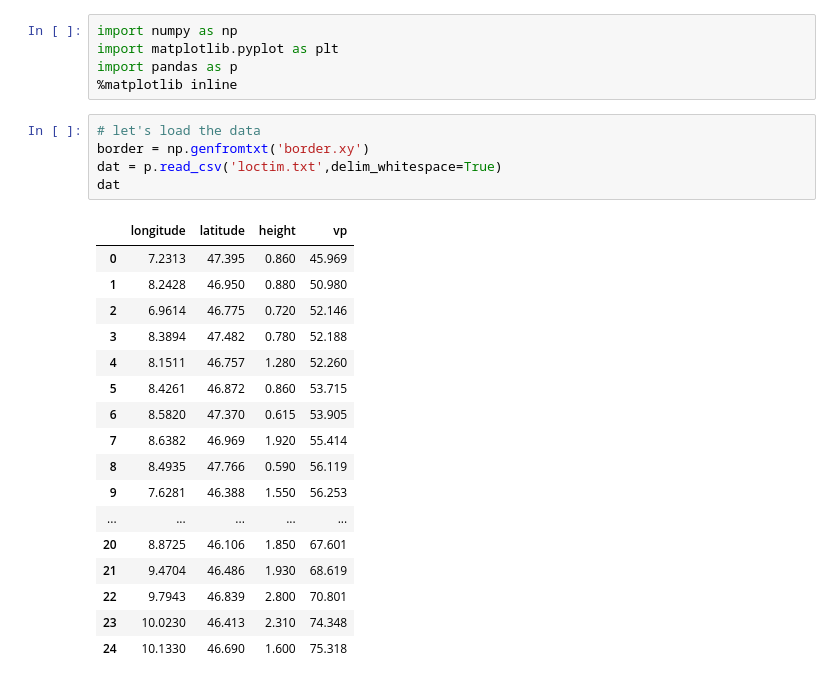
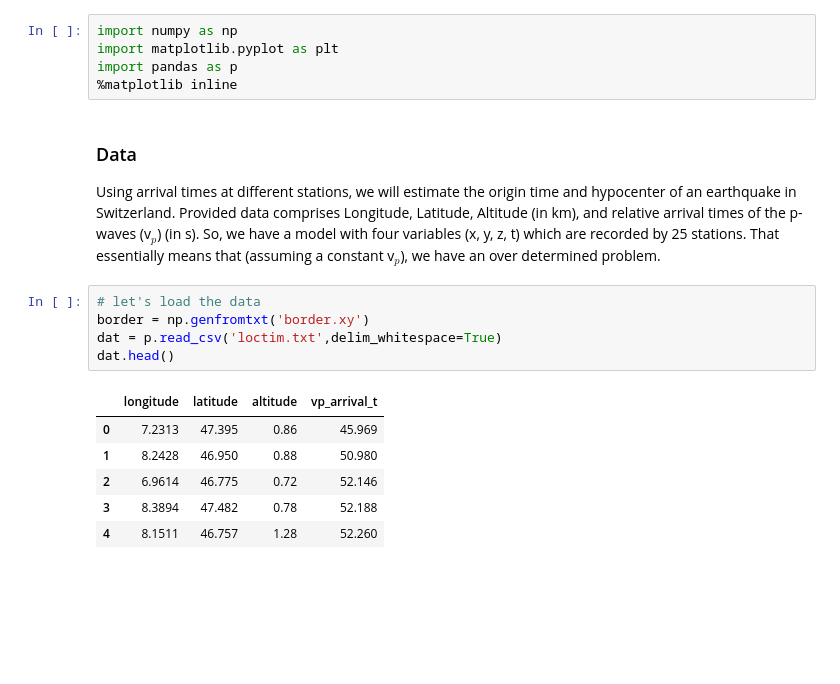
Before and after one commit to Japhiolite/geothermics, a Jupyter notebook: dev/10_inverse_problems_in_geosciences.ipynb, the cells around one changed output. Drawn from its saved outputs; the diff is of its cells as text; blank space fills up the shorter version.

```diff
--- a/dev/10_inverse_problems_in_geosciences.ipynb
+++ b/dev/10_inverse_problems_in_geosciences.ipynb
@@ -47,27 +62,21 @@ import numpy as np
 import matplotlib.pyplot as plt
 import pandas as p
 %matplotlib inline
+# %% [markdown]
+<a id='data'></a>
+### Data
+
+Using arrival times at different stations, we will estimate the origin time and hypocenter of an earthquake in Switzerland. Provided data comprises Longitude, Latitude, Altitude (in km), and relative arrival times of the p-waves (v$_p$) (in s). So, we have a model with four variables (x, y, z, t) which are recorded by 25 stations. That essentially means that (assuming a constant v$_p$), we have an over determined problem.
 # %%
 # let's load the data
 border = np.genfromtxt('border.xy')
 dat = p.read_csv('loctim.txt',delim_whitespace=True)
-dat
+dat.head()
 # %% [output]
-|  | longitude | latitude | height | vp |
-| 0 | 7.2313 | 47.395 | 0.860 | 45.969 |
-| 1 | 8.2428 | 46.950 | 0.880 | 50.980 |
-| 2 | 6.9614 | 46.775 | 0.720 | 52.146 |
-| 3 | 8.3894 | 47.482 | 0.780 | 52.188 |
-| 4 | 8.1511 | 46.757 | 1.280 | 52.260 |
-| 5 | 8.4261 | 46.872 | 0.860 | 53.715 |
-| 6 | 8.5820 | 47.370 | 0.615 | 53.905 |
-| 7 | 8.6382 | 46.969 | 1.920 | 55.414 |
-| 8 | 8.4935 | 47.766 | 0.590 | 56.119 |
-| 9 | 7.6281 | 46.388 | 1.550 | 56.253 |
-| ... | ... | ... | ... | ... |
-| 20 | 8.8725 | 46.106 | 1.850 | 67.601 |
-| 21 | 9.4704 | 46.486 | 1.930 | 68.619 |
-| 22 | 9.7943 | 46.839 | 2.800 | 70.801 |
-| 23 | 10.0230 | 46.413 | 2.310 | 74.348 |
-| 24 | 10.1330 | 46.690 | 1.600 | 75.318 |
+|  | longitude | latitude | altitude | vp_arrival_t |
+| 0 | 7.2313 | 47.395 | 0.86 | 45.969 |
+| 1 | 8.2428 | 46.950 | 0.88 | 50.980 |
+| 2 | 6.9614 | 46.775 | 0.72 | 52.146 |
+| 3 | 8.3894 | 47.482 | 0.78 | 52.188 |
+| 4 | 8.1511 | 46.757 | 1.28 | 52.260 |
 # %%
```
Also changed, not shown: parts of 8 cells of this notebook.
